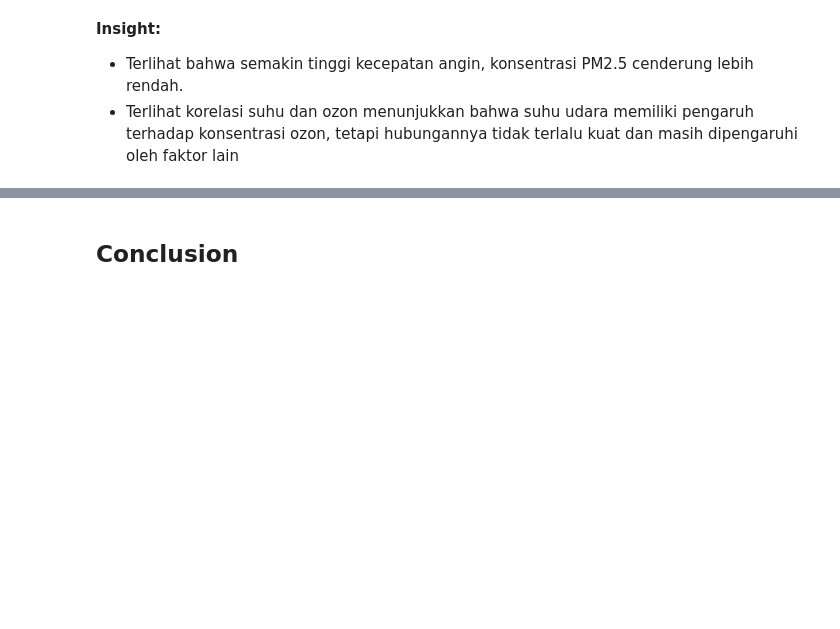
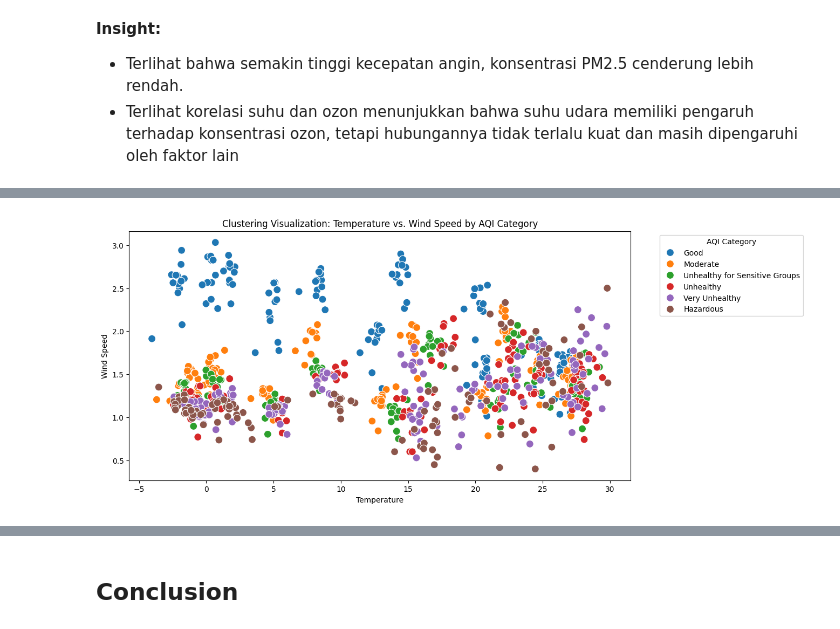
Before and after one commit to znashif/streamlit, a Jupyter notebook: notebook.ipynb, the cells around one changed output, grey strips where cells are left out. Saved outputs shown, nothing was run; the diff lists cells and outputs as text; code cells hidden in the pictures; blank space fills up the shorter version.

```diff
--- a/notebook.ipynb
+++ b/notebook.ipynb
@@ -1279,0 +1190,15 @@ plt.show()
+# %%
+# Define bins for AQI categories (example)
+bins = [0, 50, 100, 150, 200, 300, float('inf')]
+labels = ['Good', 'Moderate', 'Unhealthy for Sensitive Groups', 'Unhealthy', 'Very Unhealthy', 'Hazardous']
+
+# Create the AQI category column
+all_df['AQI_Category'] = pd.cut(all_df['PM2.5'], bins=bins, labels=labels, right=False)
+
+# Group data by AQI category and other factors
+grouped_data = all_df.groupby(['AQI_Category', 'station', 'month'])
+
+# Perform analysis on grouped data (example: calculate the mean of other variables within each group)
+grouped_means = grouped_data[['TEMP', 'WSPM', 'O3']].mean()
+
+grouped_means
@@ -1279,0 +1220,10 @@ plt.show()
+# %%
+plt.figure(figsize=(12, 6))
+sns.scatterplot(x='TEMP', y='WSPM', hue='AQI_Category', data=grouped_means.reset_index(), s=100)
+plt.title('Clustering Visualization: Temperature vs. Wind Speed by AQI Category')
+plt.xlabel('Temperature')
+plt.ylabel('Wind Speed')
+plt.legend(title='AQI Category', bbox_to_anchor=(1.05, 1), loc='upper left')
+plt.show()
+# %% [output]
+[figure, added]
```
Also changed, not shown: parts of 7 cells of this notebook, 2 other files.
